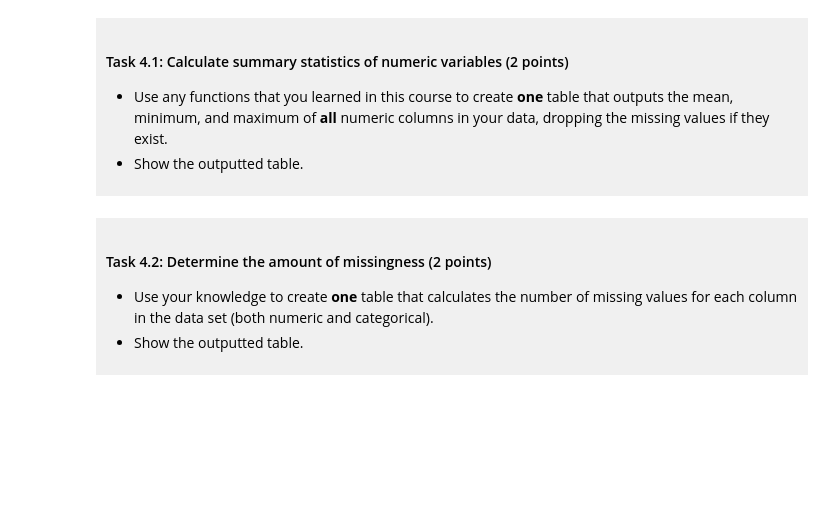
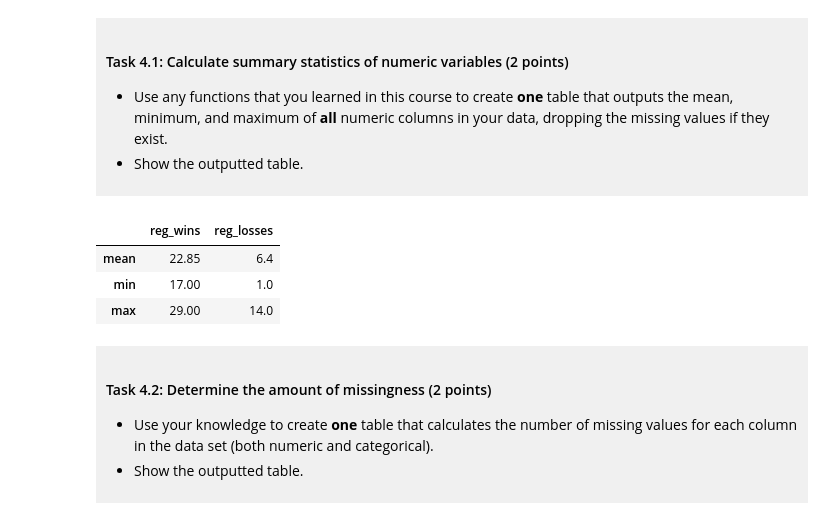
Before and after one commit to EmmaH270/dsci-100-project-emma-houghton, a Jupyter notebook: dsci-100-project-notebook.ipynb, the cells around one changed output. Saved outputs shown, nothing was run; the diff lists cells and outputs as text; code cells hidden in the pictures; blank space fills up the shorter version.

```diff
--- a/dsci-100-project-notebook.ipynb
+++ b/dsci-100-project-notebook.ipynb
@@ -243,6 +243,17 @@ You will refine your research question (if needed) and produce a tidy data set.
 </div>
 # %%
 ### EDIT THIS CODE CELL ###
+
+basketball_summary = basketball_tidy[[
+    "reg_wins", "reg_losses"]].dropna().agg([
+    "mean", "min", "max"])
+
+basketball_summary
+# %% [output]
+|  | reg_wins | reg_losses |
+| mean | 22.85 | 6.4 |
+| min | 17.00 | 1.0 |
+| max | 29.00 | 14.0 |
 # %% [markdown]
 <div style="background-color: #f0f0f0; padding: 10px;">
 
```
Also changed, not shown: parts of 10 cells of this notebook.
